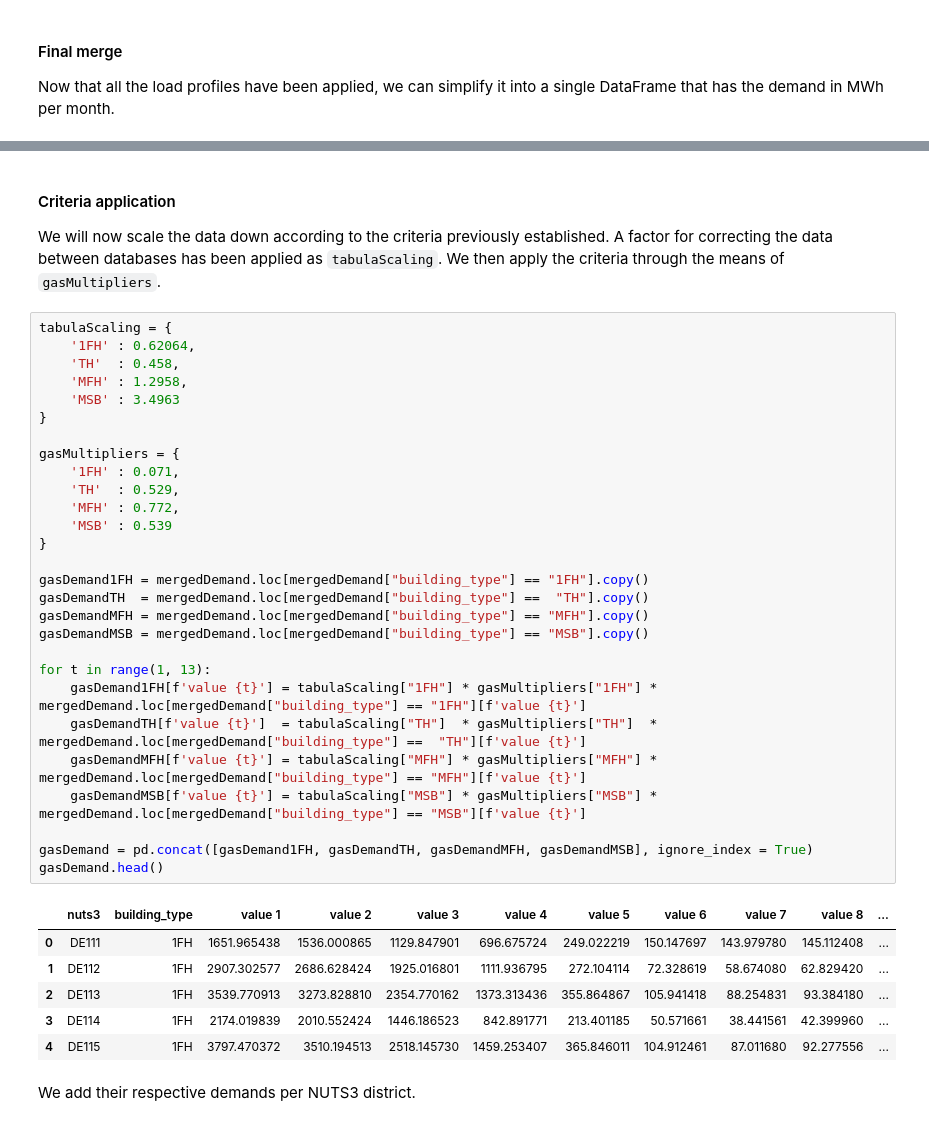
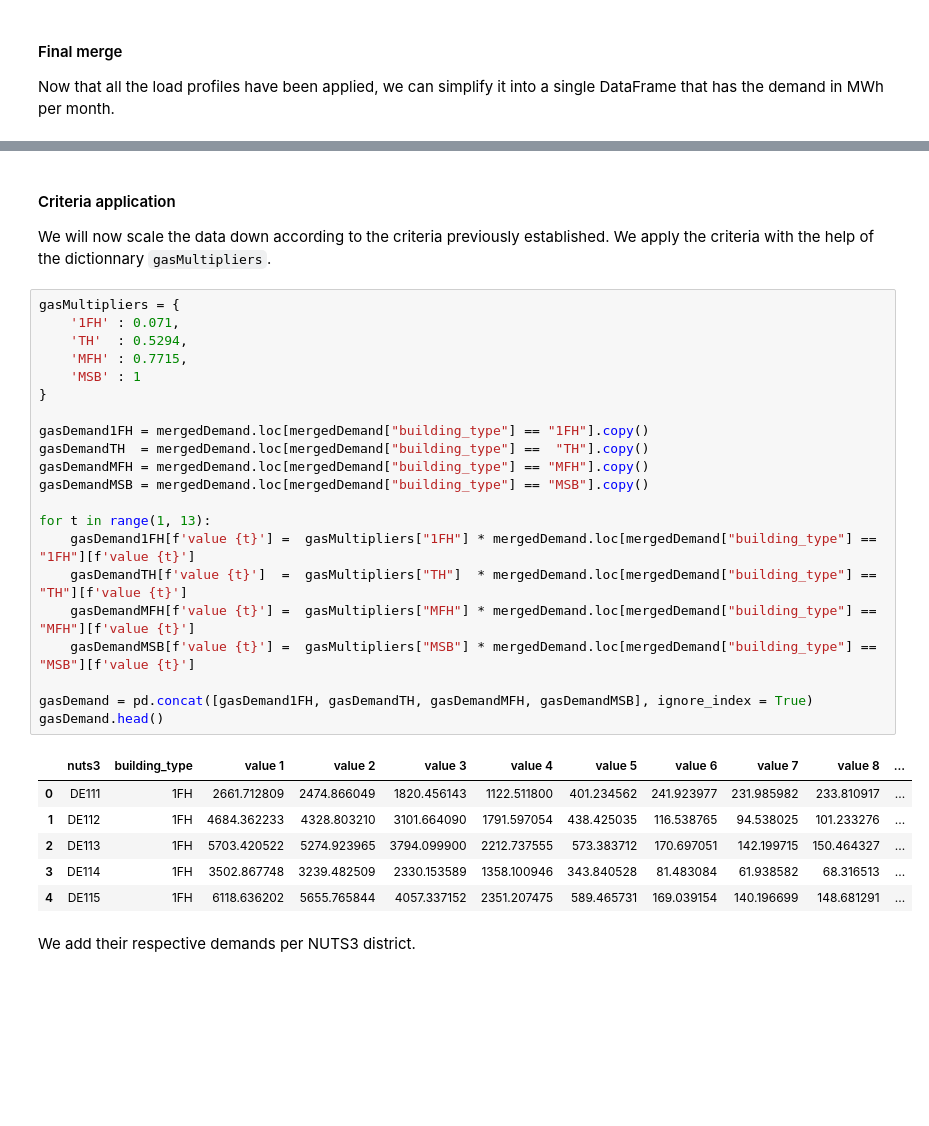
Before and after one commit to DerSpanischGamer/GermanHydrogen, a Jupyter notebook: disaggregator-master/14_2_Production_placement_reduced_demand_Better_model.ipynb, the cells around one changed output, grey strips where cells are left out. Drawn from its saved outputs; the diff is of its cells as text; blank space fills up the shorter version.

```diff
--- a/disaggregator-master/14_2_Production_placement_reduced_demand_Better_model.ipynb
+++ b/disaggregator-master/14_2_Production_placement_reduced_demand_Better_model.ipynb
@@ -344,42 +344,35 @@ mergedDemand.head()
 # %% [markdown]
 #### Criteria application
 
-We will now scale the data down according to the criteria previously established. A factor for correcting the data between databases has been applied as `tabulaScaling`. We then apply the criteria through the means of `gasMultipliers`.
+We will now scale the data down according to the criteria previously established. We apply the criteria with the help of the dictionnary `gasMultipliers`.
 # %%
-tabulaScaling = {
-    '1FH' : 0.62064,
-    'TH'  : 0.458,
-    'MFH' : 1.2958,
-    'MSB' : 3.4963
-}
-
 gasMultipliers = {
     '1FH' : 0.071,
-    'TH'  : 0.529,
-    'MFH' : 0.772,
-    'MSB' : 0.539
+    'TH'  : 0.5294,
+    'MFH' : 0.7715,
+    'MSB' : 1
 }
 
 gasDemand1FH = mergedDemand.loc[mergedDemand["building_type"] == "1FH"].copy()
 gasDemandTH  = mergedDemand.loc[mergedDemand["building_type"] ==  "TH"].copy()
 gasDemandMFH = mergedDemand.loc[mergedDemand["building_type"] == "MFH"].copy()
 gasDemandMSB = mergedDemand.loc[mergedDemand["building_type"] == "MSB"].copy()
 
 for t in range(1, 13):
-    gasDemand1FH[f'value {t}'] = tabulaScaling["1FH"] * gasMultipliers["1FH"] * mergedDemand.loc[mergedDemand["building_type"] == "1FH"][f'value {t}']
-    gasDemandTH[f'value {t}']  = tabulaScaling["TH"]  * gasMultipliers["TH"]  * mergedDemand.loc[mergedDemand["building_type"] ==  "TH"][f'value {t}']
-    gasDemandMFH[f'value {t}'] = tabulaScaling["MFH"] * gasMultipliers["MFH"] * mergedDemand.loc[mergedDemand["building_type"] == "MFH"][f'value {t}']
-    gasDemandMSB[f'value {t}'] = tabulaScaling["MSB"] * gasMultipliers["MSB"] * mergedDemand.loc[mergedDemand["building_type"] == "MSB"][f'value {t}']
+    gasDemand1FH[f'value {t}'] =  gasMultipliers["1FH"] * mergedDemand.loc[mergedDemand["building_type"] == "1FH"][f'value {t}']
+    gasDemandTH[f'value {t}']  =  gasMultipliers["TH"]  * mergedDemand.loc[mergedDemand["building_type"] ==  "TH"][f'value {t}']
+    gasDemandMFH[f'value {t}'] =  gasMultipliers["MFH"] * mergedDemand.loc[mergedDemand["building_type"] == "MFH"][f'value {t}']
+    gasDemandMSB[f'value {t}'] =  gasMultipliers["MSB"] * mergedDemand.loc[mergedDemand["building_type"] == "MSB"][f'value {t}']
 
 gasDemand = pd.concat([gasDemand1FH, gasDemandTH, gasDemandMFH, gasDemandMSB], ignore_index = True)
 gasDemand.head()
 # %% [output]
 |  | nuts3 | building_type | value 1 | value 2 | value 3 | value 4 | value 5 | value 6 | value 7 | value 8 | ... |
-| 0 | DE111 | 1FH | 1651.965438 | 1536.000865 | 1129.847901 | 696.675724 | 249.022219 | 150.147697 | 143.979780 | 145.112408 | ... |
-| 1 | DE112 | 1FH | 2907.302577 | 2686.628424 | 1925.016801 | 1111.936795 | 272.104114 | 72.328619 | 58.674080 | 62.829420 | ... |
-| 2 | DE113 | 1FH | 3539.770913 | 3273.828810 | 2354.770162 | 1373.313436 | 355.864867 | 105.941418 | 88.254831 | 93.384180 | ... |
-| 3 | DE114 | 1FH | 2174.019839 | 2010.552424 | 1446.186523 | 842.891771 | 213.401185 | 50.571661 | 38.441561 | 42.399960 | ... |
-| 4 | DE115 | 1FH | 3797.470372 | 3510.194513 | 2518.145730 | 1459.253407 | 365.846011 | 104.912461 | 87.011680 | 92.277556 | ... |
+| 0 | DE111 | 1FH | 2661.712809 | 2474.866049 | 1820.456143 | 1122.511800 | 401.234562 | 241.923977 | 231.985982 | 233.810917 | ... |
+| 1 | DE112 | 1FH | 4684.362233 | 4328.803210 | 3101.664090 | 1791.597054 | 438.425035 | 116.538765 | 94.538025 | 101.233276 | ... |
+| 2 | DE113 | 1FH | 5703.420522 | 5274.923965 | 3794.099900 | 2212.737555 | 573.383712 | 170.697051 | 142.199715 | 150.464327 | ... |
+| 3 | DE114 | 1FH | 3502.867748 | 3239.482509 | 2330.153589 | 1358.100946 | 343.840528 | 81.483084 | 61.938582 | 68.316513 | ... |
+| 4 | DE115 | 1FH | 6118.636202 | 5655.765844 | 4057.337152 | 2351.207475 | 589.465731 | 169.039154 | 140.196699 | 148.681291 | ... |
 # %% [markdown]
 We add their respective demands per NUTS3 district.
 # %%
```
Also changed, not shown: parts of 15 cells of this notebook, 11 other files.
